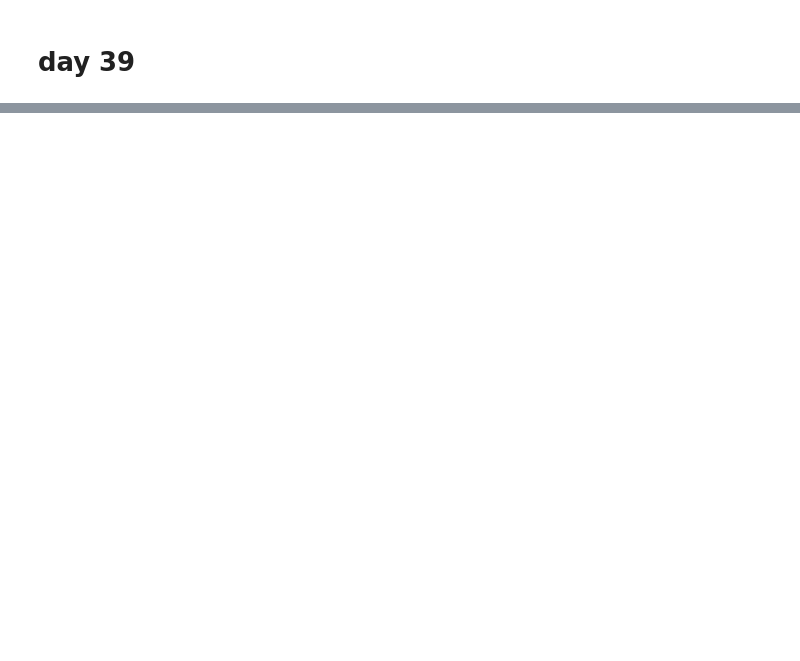
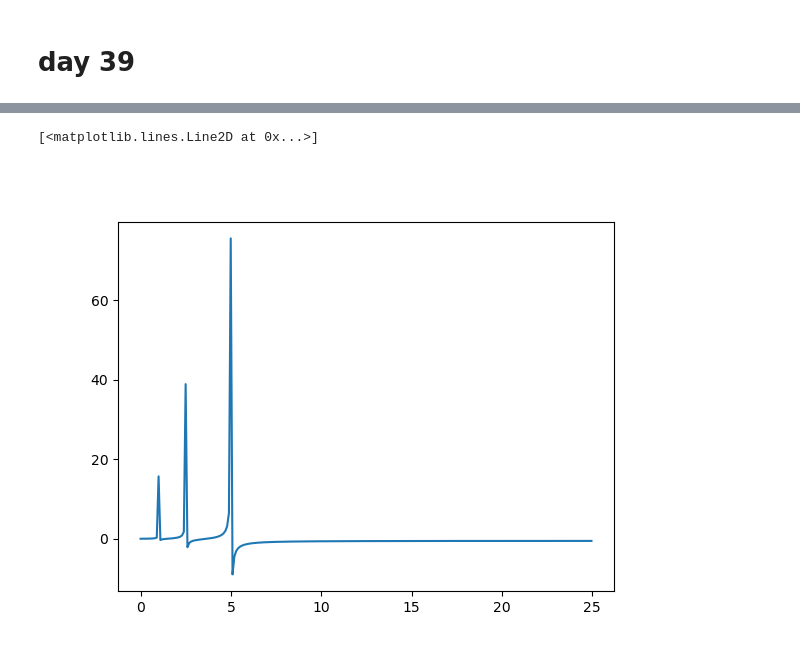
Before and after one commit to ehremington/390-2025-fall, a Jupyter notebook: develop/day39.ipynb, the cells around one changed output, grey strips where cells are left out. Cells and saved outputs as stored; diff of their text form; code cells hidden in the pictures; blank space fills up the shorter version.

```diff
--- a/develop/day39.ipynb
+++ b/develop/day39.ipynb
@@ -12,0 +36,6 @@ plt.show()
+# %%
+fig1, ax1 = plt.subplots()
+ax1.plot(w, cfft.real)
+# %% [output]
+[<matplotlib.lines.Line2D at 0x...>]
+[figure, added]
```
Also changed, not shown: parts of 16 cells of this notebook, 3 other files.
